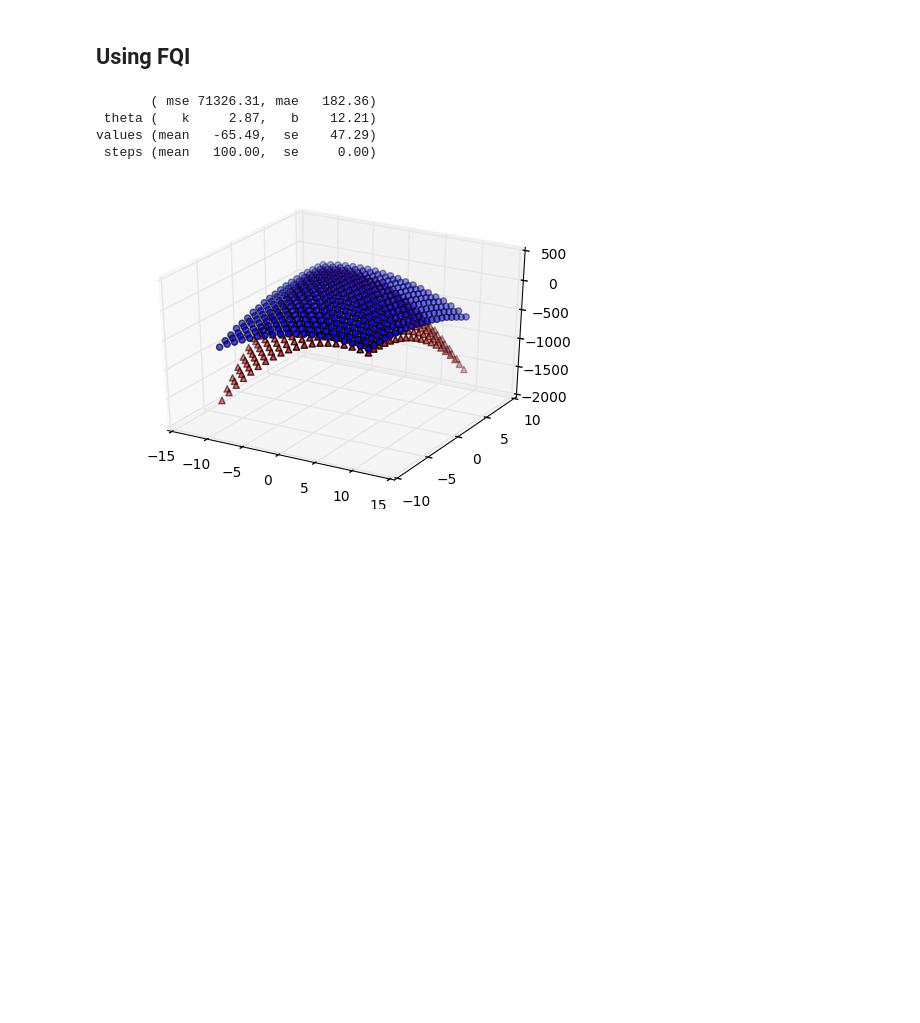
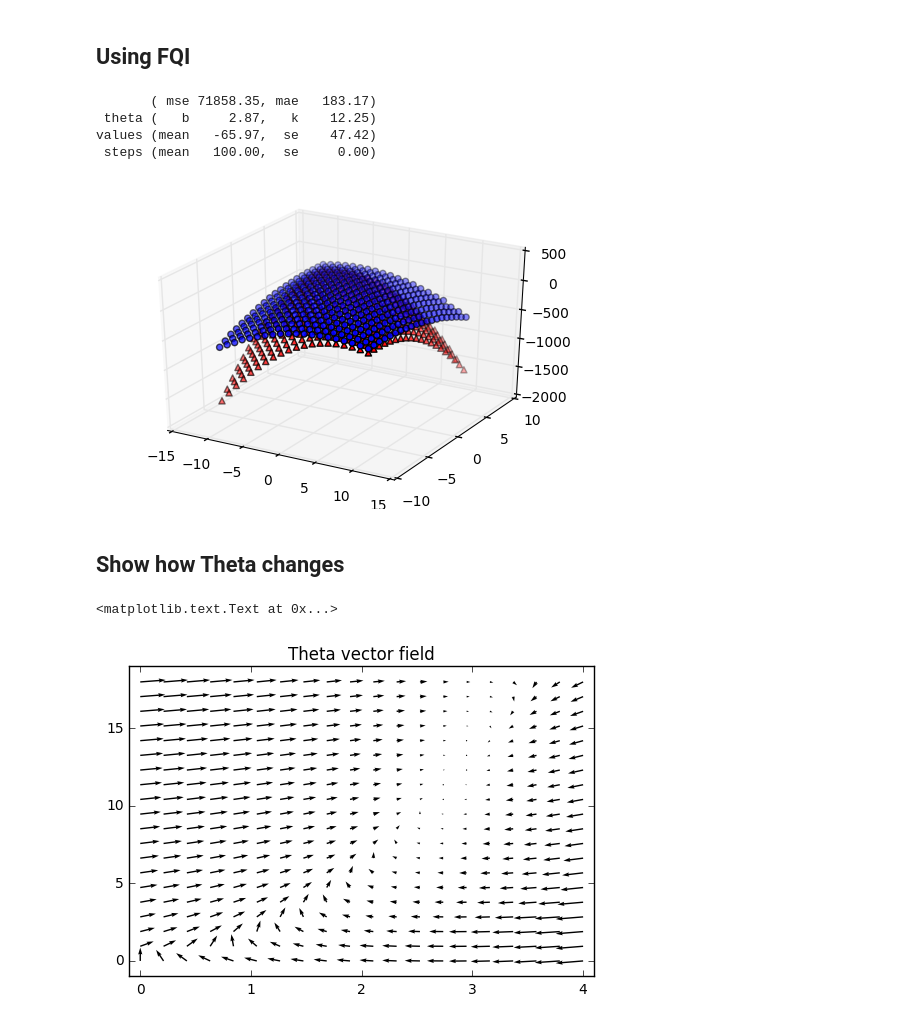
Before and after one commit to teopir/ifqi, a Jupyter notebook: notebooks/FQI.ipynb, the cells around one changed output. Cells and saved outputs as stored; diff of their text form; code cells hidden in the pictures; blank space fills up the shorter version.

Commit message:
Added theta vector field to FQI.ipynb.

```diff
--- a/notebooks/FQI.ipynb
+++ b/notebooks/FQI.ipynb
@@ -103,6 +103,10 @@ class Regressor:
     @property
     def theta(self):
         return (self.b, self.k)
+
+    @theta.setter
+    def theta(self, value):
+        self.b, self.k = value
 
     def fit(self, X, y):
         #print("fitting: ", end='')
@@ -170,8 +174,41 @@ for i in range(iterations):
 # %%
 pred = regressor.evaluate()
 # %% [output]
-       ( mse 71326.31, mae   182.36)
- theta (   k     2.87,   b    12.21)
-values (mean   -65.49,  se    47.29)
+       ( mse 71858.35, mae   183.17)
+ theta (   b     2.87,   k    12.25)
+values (mean   -65.97,  se    47.42)
  steps (mean   100.00,  se     0.00)
 [figure]
+# %% [markdown]
+## Show how Theta changes
+# %%
+import copy
+
+regressor0 = Regressor()
+fqi0 = FQI(estimator=regressor0,
+          state_dim=state_dim,
+          action_dim=action_dim,
+          discrete_actions=actions,
+          gamma=env.gamma,
+          horizon=env.horizon,
+          features=None,
+          verbose=False)
+fqi0.partial_fit(sast, r)
+
+@np.vectorize
+def compute_gradient(b, k):
+    fqi = copy.deepcopy(fqi0)
+    fqi._estimator.theta = (b, k)
+    fqi.partial_fit()
+    return fqi._estimator.theta
+# %%
+B_i, K_i = np.mgrid[0:4:20j, 0:18:20j]
+B_f, K_f = compute_gradient(B_i, K_i)
+# %%
+fig = plt.figure()
+Q = plt.quiver(B_i, K_i, B_f-B_i, K_f-K_i, angles='xy')
+plt.axis([-0.1, 4.1, -1, 19])
+plt.title('Theta vector field')
+# %% [output]
+<matplotlib.text.Text at 0x...>
+[figure, added]
```
Also changed, not shown: parts of 3 cells of this notebook.
